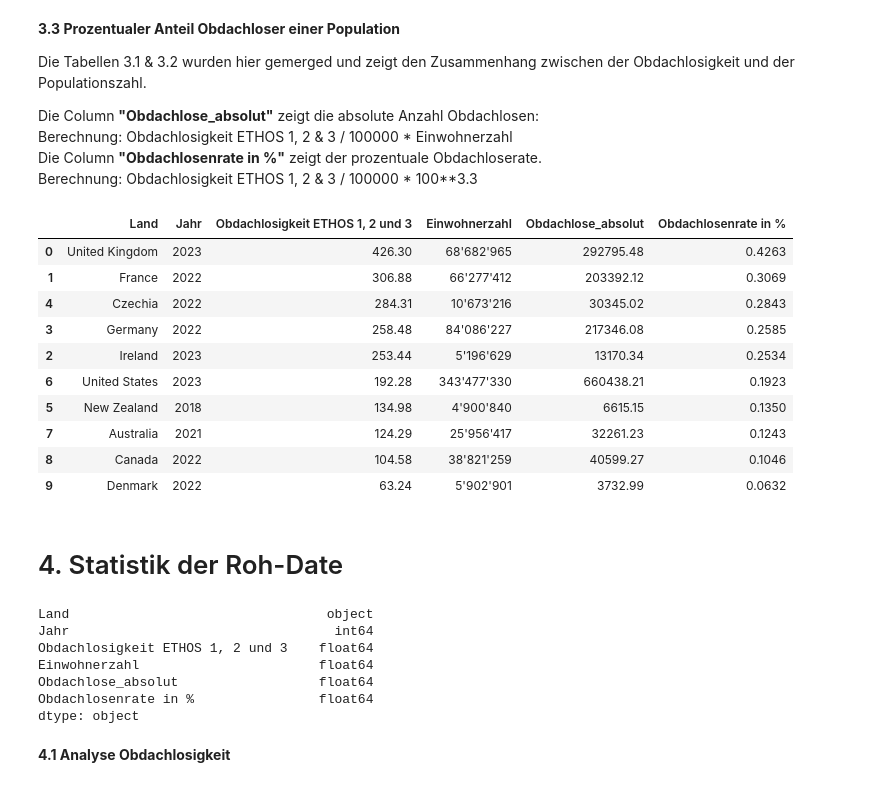
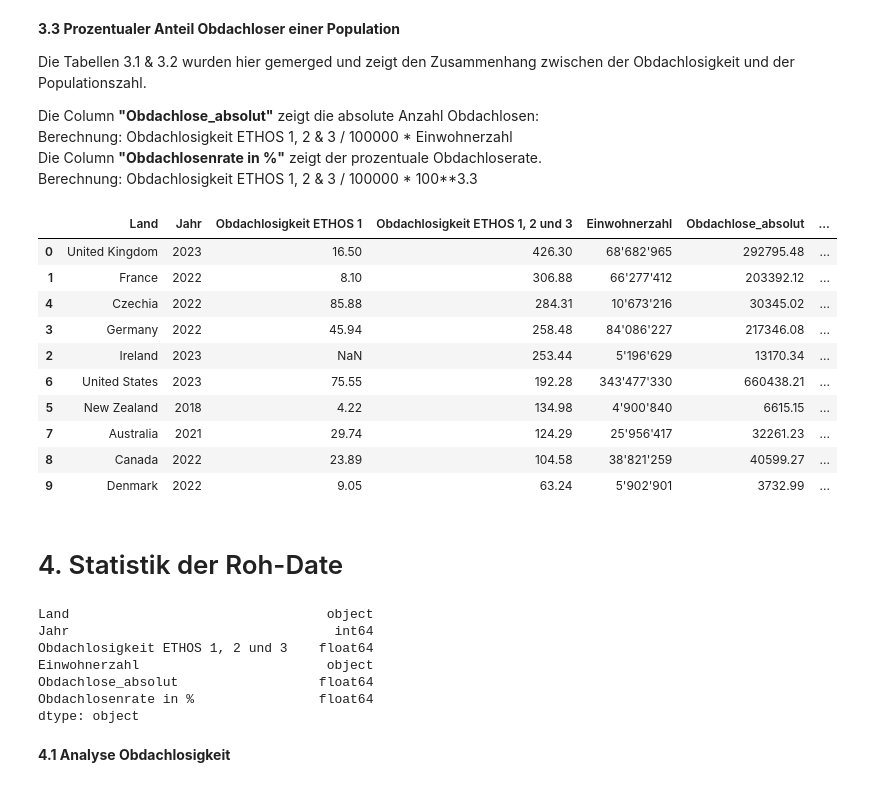
Before and after one commit to Lulibi/Informatik-LN, a Jupyter notebook: Obdachlosigkeit.ipynb, the cells around one changed output. Cells and saved outputs as stored; diff of their text form; code cells hidden in the pictures.

```diff
--- a/Obdachlosigkeit.ipynb
+++ b/Obdachlosigkeit.ipynb
@@ -140,25 +140,25 @@ Berechnung: Obdachlosigkeit ETHOS 1, 2 & 3 / 100000 * 100**3.3
 # %%
 merged=pd.merge(Obdachlosigkeit_sortiert, Population, how='inner', on= ["Land", "Jahr", "Code"]).round(2)
 merged["Obdachlose_absolut"] = (merged["Obdachlosigkeit ETHOS 1, 2 und 3"] / 100000 * merged["Einwohnerzahl"]).round(2)
 merged["Obdachlosenrate in %"] = (merged["Obdachlosigkeit ETHOS 1, 2 und 3"]/100000*100).round(4)
-merged.drop("Obdachlosigkeit ETHOS 1", axis=1, inplace=True)
 merged.drop("Obdachlosigkeit ETHOS 2 und 3", axis=1, inplace=True)
 merged.drop("Code", axis=1, inplace=True)
 merged_Top10 = merged.sort_values(by="Obdachlosenrate in %", ascending=False)
 merged_Top10["Einwohnerzahl"] = merged_Top10["Einwohnerzahl"].astype(int).map(lambda x: f"{x:,}".replace(",", "'"))
+merged_Top10=merged_Top10.head(10)
 merged_Top10.head(10)
 # %% [output]
-|  | Land | Jahr | Obdachlosigkeit ETHOS 1, 2 und 3 | Einwohnerzahl | Obdachlose_absolut | Obdachlosenrate in % |
-| 0 | United Kingdom | 2023 | 426.30 | 68'682'965 | 292795.48 | 0.4263 |
-| 1 | France | 2022 | 306.88 | 66'277'412 | 203392.12 | 0.3069 |
-| 4 | Czechia | 2022 | 284.31 | 10'673'216 | 30345.02 | 0.2843 |
-| 3 | Germany | 2022 | 258.48 | 84'086'227 | 217346.08 | 0.2585 |
-| 2 | Ireland | 2023 | 253.44 | 5'196'629 | 13170.34 | 0.2534 |
-| 6 | United States | 2023 | 192.28 | 343'477'330 | 660438.21 | 0.1923 |
-| 5 | New Zealand | 2018 | 134.98 | 4'900'840 | 6615.15 | 0.1350 |
-| 7 | Australia | 2021 | 124.29 | 25'956'417 | 32261.23 | 0.1243 |
-| 8 | Canada | 2022 | 104.58 | 38'821'259 | 40599.27 | 0.1046 |
-| 9 | Denmark | 2022 | 63.24 | 5'902'901 | 3732.99 | 0.0632 |
+|  | Land | Jahr | Obdachlosigkeit ETHOS 1 | Obdachlosigkeit ETHOS 1, 2 und 3 | Einwohnerzahl | Obdachlose_absolut | ... |
+| 0 | United Kingdom | 2023 | 16.50 | 426.30 | 68'682'965 | 292795.48 | ... |
+| 1 | France | 2022 | 8.10 | 306.88 | 66'277'412 | 203392.12 | ... |
+| 4 | Czechia | 2022 | 85.88 | 284.31 | 10'673'216 | 30345.02 | ... |
+| 3 | Germany | 2022 | 45.94 | 258.48 | 84'086'227 | 217346.08 | ... |
+| 2 | Ireland | 2023 | NaN | 253.44 | 5'196'629 | 13170.34 | ... |
+| 6 | United States | 2023 | 75.55 | 192.28 | 343'477'330 | 660438.21 | ... |
+| 5 | New Zealand | 2018 | 4.22 | 134.98 | 4'900'840 | 6615.15 | ... |
+| 7 | Australia | 2021 | 29.74 | 124.29 | 25'956'417 | 32261.23 | ... |
+| 8 | Canada | 2022 | 23.89 | 104.58 | 38'821'259 | 40599.27 | ... |
+| 9 | Denmark | 2022 | 9.05 | 63.24 | 5'902'901 | 3732.99 | ... |
 # %% [markdown]
 # 4. Statistik der Roh-Date
 # %%
@@ -167,7 +167,7 @@ merged_Top10.dtypes
 Land                                 object
 Jahr                                  int64
 Obdachlosigkeit ETHOS 1, 2 und 3    float64
-Einwohnerzahl                       float64
+Einwohnerzahl                        object
 Obdachlose_absolut                  float64
 Obdachlosenrate in %                float64
 dtype: object
```
Also changed, not shown: parts of 4 cells of this notebook.
